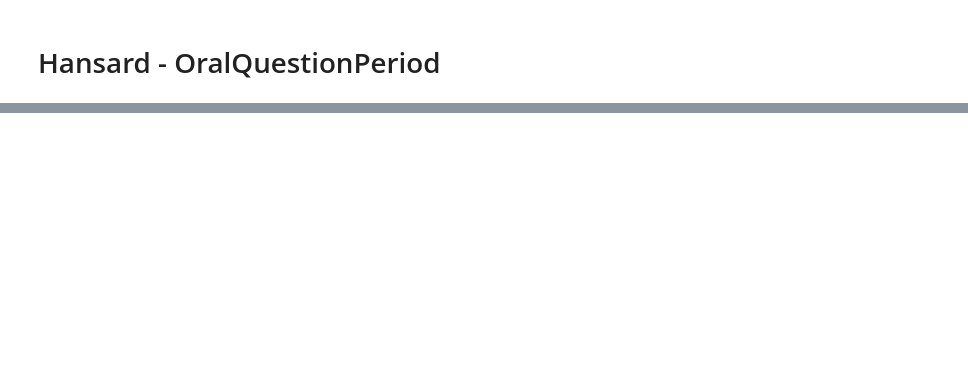
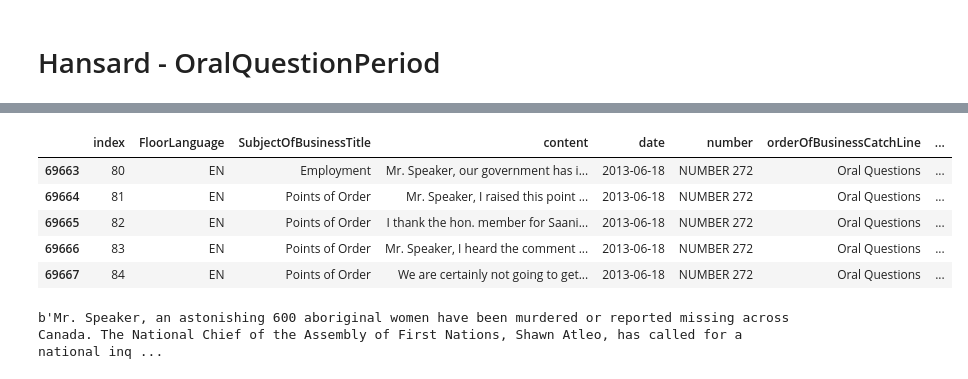
Before and after one commit to ourDirection/ourDirection, a Jupyter notebook: minerva/parli-scrape.ipynb, the cells around one changed output, grey strips where cells are left out. Saved outputs shown, nothing was run; the diff lists cells and outputs as text; code cells hidden in the pictures; blank space fills up the shorter version.

```diff
--- a/minerva/parli-scrape.ipynb
+++ b/minerva/parli-scrape.ipynb
@@ -173,0 +123,15 @@ Name: SubjectOfBusinessTitle, dtype: int64
+# %%
+from joblib import Parallel, delayed
+import multiprocessing
+
+df_list = []
+def processLink(link):
+    print('processing', link)
+    urlContent = urlopen(link)
+    xml = urlContent.read()
+    return xml2df(xml)
+
+num_cores = multiprocessing.cpu_count()
+print(num_cores)
+
+results = Parallel(n_jobs=num_cores)(delayed(processLink)(i) for i in link_list)
@@ -173,0 +156,21 @@ Name: SubjectOfBusinessTitle, dtype: int64
+# %%
+# results[0]
+
+df_hansard = pd.concat(results)
+df_hansard.reset_index(inplace=True)
+
+df_hansard['date'] =  pd.to_datetime(df_hansard['date'])
+
+df_hansard.to_csv('data/hansard_all.csv')
+df_hansard.tail()
+# %% [output]
+|  | index | FloorLanguage | SubjectOfBusinessTitle | content | date | number | orderOfBusinessCatchLine | ... |
+| 69663 | 80 | EN | Employment | Mr. Speaker, our government has i... | 2013-06-18 | NUMBER 272 | Oral Questions | ... |
+| 69664 | 81 | EN | Points of Order | Mr. Speaker, I raised this point ... | 2013-06-18 | NUMBER 272 | Oral Questions | ... |
+| 69665 | 82 | EN | Points of Order | I thank the hon. member for Saani... | 2013-06-18 | NUMBER 272 | Oral Questions | ... |
+| 69666 | 83 | EN | Points of Order | Mr. Speaker, I heard the comment ... | 2013-06-18 | NUMBER 272 | Oral Questions | ... |
+| 69667 | 84 | EN | Points of Order | We are certainly not going to get... | 2013-06-18 | NUMBER 272 | Oral Questions | ... |
+# %%
+df_hansard['content'][0]
+# %% [output]
+b'Mr. Speaker, an astonishing 600 aboriginal women have been murdered or reported missing across Canada. The National Chief of the Assembly of First Nations, Shawn Atleo, has called for a national inq ...
```
Also changed, not shown: parts of 8 cells of this notebook, 2 other files.
